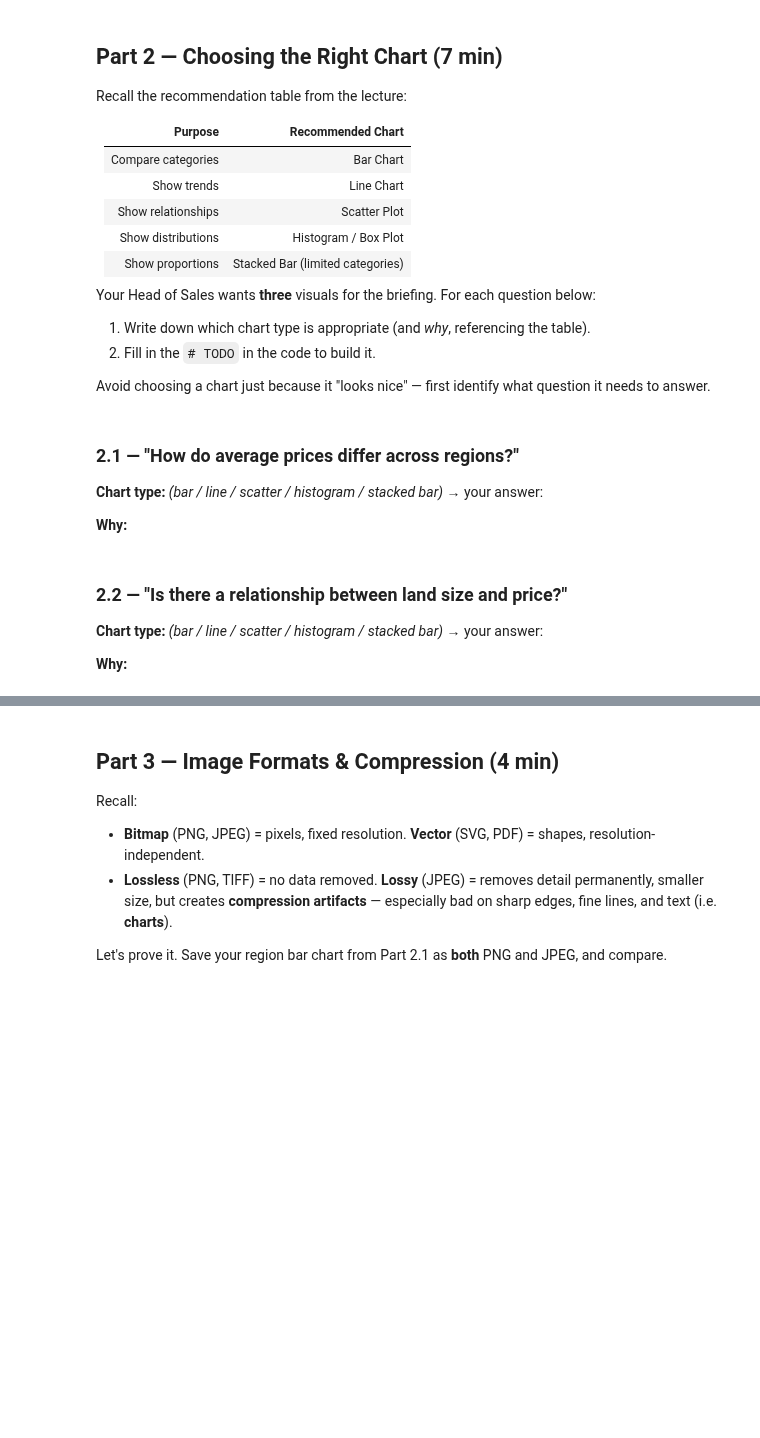
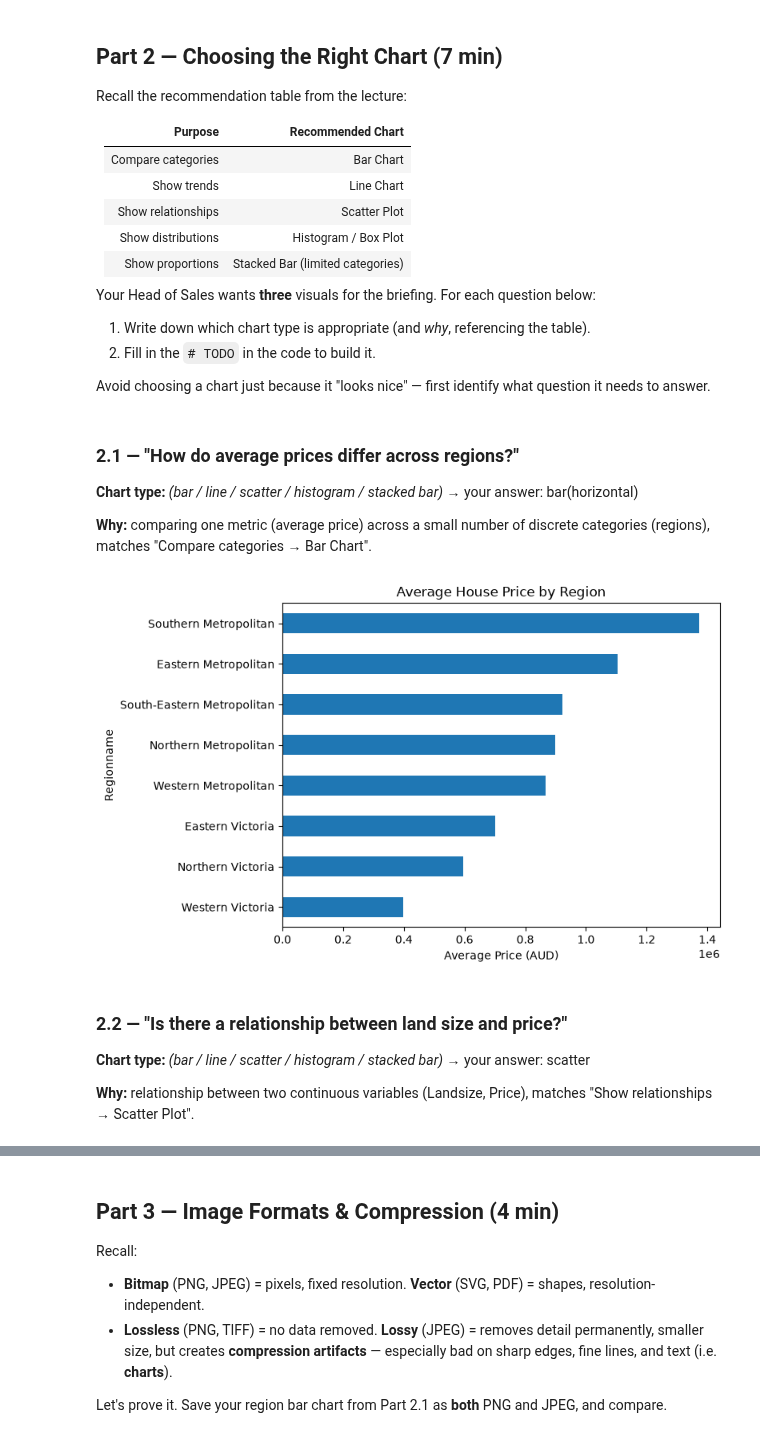
Before and after one commit to itsdharani/VDUI_Assignment_Submissions, a Jupyter notebook: ppt9-activity.ipynb, the cells around one changed output, grey strips where cells are left out. Drawn from its saved outputs; the diff is of its cells as text; code cells hidden in the pictures; blank space fills up the shorter version.

```diff
--- a/ppt9-activity.ipynb
+++ b/ppt9-activity.ipynb
@@ -112,30 +155,34 @@ Avoid choosing a chart just because it "looks nice" — first identify what ques
 # %% [markdown]
 ### 2.1 — "How do average prices differ across regions?"
 
-**Chart type:** *(bar / line / scatter / histogram / stacked bar)* → your answer:
+**Chart type:** *(bar / line / scatter / histogram / stacked bar)* → your answer:  bar(horizontal)
 
-**Why:**
+**Why:**  comparing one metric (average price) across a small number of discrete
+categories (regions), matches "Compare categories → Bar Chart".
 # %%
 # TODO: Build a chart that compares average Price across Regionname
 # Hint: group by Regionname, take the mean Price, then plot
 
 region_avg = df.groupby("Regionname")["Price"].mean().sort_values()
 
 fig, ax = plt.subplots(figsize=(8, 5))
 
 # TODO: replace the line below with the appropriate chart type
-region_avg.plot(kind="___", ax=ax)   # <-- fill in: "barh" or "bar" is a good fit here
+region_avg.plot(kind="barh", ax=ax)   # <-- fill in: "barh" or "bar" is a good fit here
 
 ax.set_xlabel("Average Price (AUD)")
 ax.set_title("Average House Price by Region")
 plt.tight_layout()
 plt.show()
+# %% [output]
+[figure, added]
 # %% [markdown]
 ### 2.2 — "Is there a relationship between land size and price?"
 
-**Chart type:** *(bar / line / scatter / histogram / stacked bar)* → your answer:
+**Chart type:** *(bar / line / scatter / histogram / stacked bar)* → your answer: scatter
 
-**Why:**
+**Why:** relationship between two continuous variables (Landsize, Price),
+matches "Show relationships → Scatter Plot".
 # %%
 # TODO: Build a chart that shows the relationship between Landsize and Price
 
```
Also changed, not shown: parts of 12 cells of this notebook, 2 other files.
